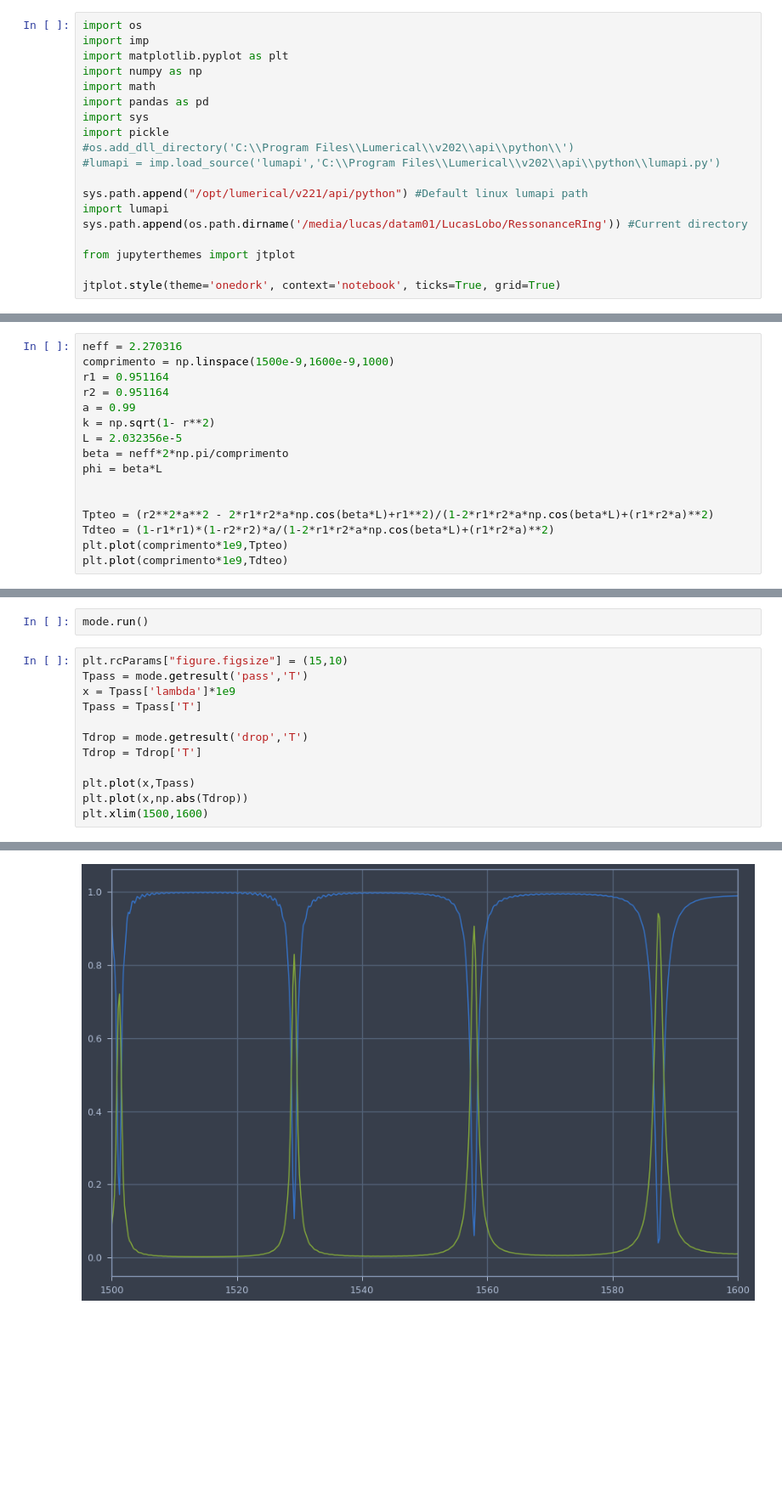
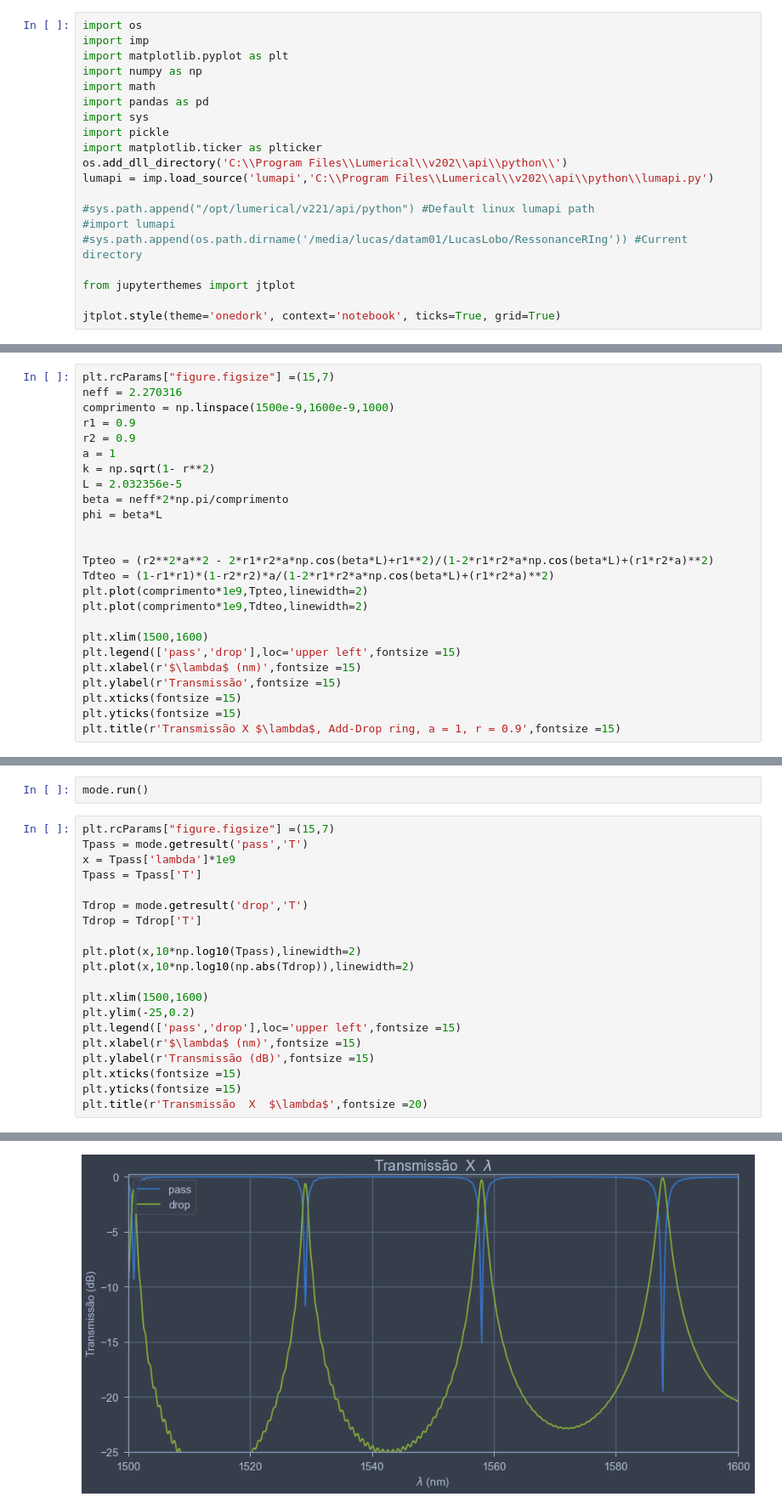
Before and after one commit to LucasLobo7/Anelderessonancia, a Jupyter notebook: graficos.ipynb, the cells around one changed output, grey strips where cells are left out. Shown: that part at 85% size. Drawn from its saved outputs; the diff is of its cells as text; blank space fills up the shorter version.

```diff
--- a/graficos.ipynb
+++ b/graficos.ipynb
@@ -9,12 +9,13 @@ import math
 import pandas as pd
 import sys
 import pickle
-#os.add_dll_directory('C:\\Program Files\\Lumerical\\v202\\api\\python\\')
-#lumapi = imp.load_source('lumapi','C:\\Program Files\\Lumerical\\v202\\api\\python\\lumapi.py')
+import matplotlib.ticker as plticker
+os.add_dll_directory('C:\\Program Files\\Lumerical\\v202\\api\\python\\')
+lumapi = imp.load_source('lumapi','C:\\Program Files\\Lumerical\\v202\\api\\python\\lumapi.py')
 
-sys.path.append("/opt/lumerical/v221/api/python") #Default linux lumapi path
-import lumapi
-sys.path.append(os.path.dirname('/media/lucas/datam01/LucasLobo/RessonanceRIng')) #Current directory
+#sys.path.append("/opt/lumerical/v221/api/python") #Default linux lumapi path
+#import lumapi
+#sys.path.append(os.path.dirname('/media/lucas/datam01/LucasLobo/RessonanceRIng')) #Current directory
 
 from jupyterthemes import jtplot
 
@@ -37,9 +76,10 @@ plt.plot(comprimento,T)
 # %%
+plt.rcParams["figure.figsize"] =(15,7)
 neff = 2.270316
 comprimento = np.linspace(1500e-9,1600e-9,1000)
-r1 = 0.951164
-r2 = 0.951164
-a = 0.99
+r1 = 0.9
+r2 = 0.9
+a = 1
 k = np.sqrt(1- r**2)
 L = 2.032356e-5
 beta = neff*2*np.pi/comprimento
@@ -48,6 +88,14 @@ phi = beta*L
 
 Tpteo = (r2**2*a**2 - 2*r1*r2*a*np.cos(beta*L)+r1**2)/(1-2*r1*r2*a*np.cos(beta*L)+(r1*r2*a)**2)
 Tdteo = (1-r1*r1)*(1-r2*r2)*a/(1-2*r1*r2*a*np.cos(beta*L)+(r1*r2*a)**2)
-plt.plot(comprimento*1e9,Tpteo)
-plt.plot(comprimento*1e9,Tdteo)
+plt.plot(comprimento*1e9,Tpteo,linewidth=2)
+plt.plot(comprimento*1e9,Tdteo,linewidth=2)
+
+plt.xlim(1500,1600)
+plt.legend(['pass','drop'],loc='upper left',fontsize =15)
+plt.xlabel(r'$\lambda$ (nm)',fontsize =15)
+plt.ylabel(r'Transmissão',fontsize =15)
+plt.xticks(fontsize =15)
+plt.yticks(fontsize =15)
+plt.title(r'Transmissão X $\lambda$, Add-Drop ring, a = 1, r = 0.9',fontsize =15)
 # %% [output]
@@ -113,7 +161,7 @@ mode = lumapi.MODE(filename= 'Ressonance 1.lms')
 # %%
 mode.run()
 # %%
-plt.rcParams["figure.figsize"] = (15,10)
+plt.rcParams["figure.figsize"] =(15,7)
 Tpass = mode.getresult('pass','T')
 x = Tpass['lambda']*1e9
 Tpass = Tpass['T']
@@ -121,7 +169,15 @@ Tpass = Tpass['T']
 Tdrop = mode.getresult('drop','T')
 Tdrop = Tdrop['T']
 
-plt.plot(x,Tpass)
-plt.plot(x,np.abs(Tdrop))
+plt.plot(x,10*np.log10(Tpass),linewidth=2)
+plt.plot(x,10*np.log10(np.abs(Tdrop)),linewidth=2)
+
 plt.xlim(1500,1600)
+plt.ylim(-25,0.2)
+plt.legend(['pass','drop'],loc='upper left',fontsize =15)
+plt.xlabel(r'$\lambda$ (nm)',fontsize =15)
+plt.ylabel(r'Transmissão (dB)',fontsize =15)
+plt.xticks(fontsize =15)
+plt.yticks(fontsize =15)
+plt.title(r'Transmissão  X  $\lambda$',fontsize =20)
 # %% [output]
@@ -129 +185 @@ plt.xlim(1500,1600)
-[figure, old version]
+[figure, new version]
```
Also changed, not shown: parts of 11 cells of this notebook, 3 other files.
